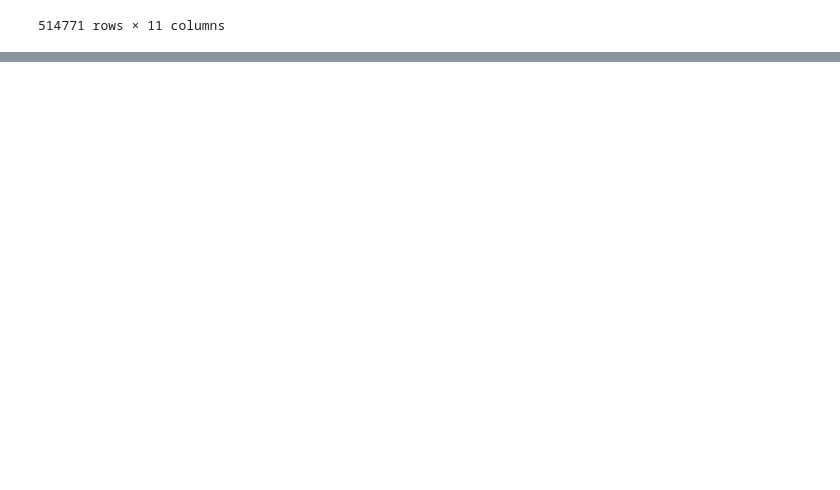
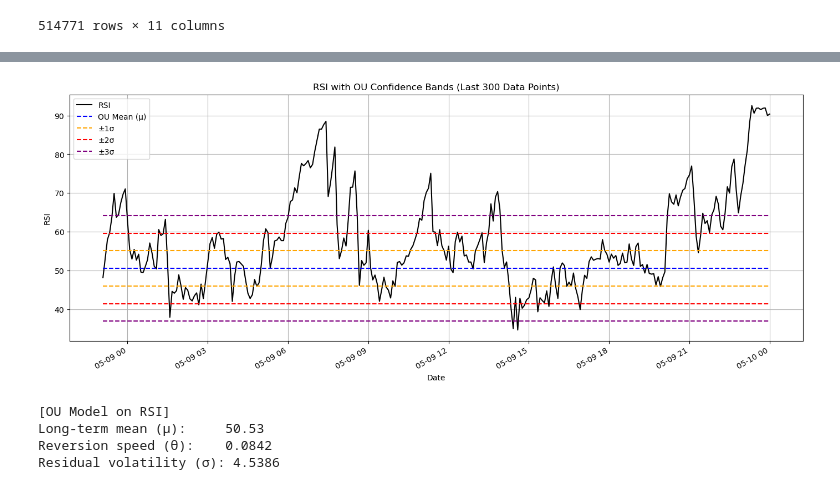
Before and after one commit to saltedpotato/qf635-microstructure-project, a Jupyter notebook: Strats/RSI Strategy USDBTC.ipynb, the cells around one changed output, grey strips where cells are left out. Saved outputs shown, nothing was run; the diff lists cells and outputs as text; code cells hidden in the pictures; blank space fills up the shorter version.

```diff
--- a/Strats/RSI Strategy USDBTC.ipynb
+++ b/Strats/RSI Strategy USDBTC.ipynb
@@ -82,12 +82,17 @@ bearish_crossover = (df['%K'].shift(1) > df['%D'].shift(1)) & (df['%K'] < df['%D
 oversold_k = df['%K'] < 10
 overbought_k = df['%K'] > 80
 
-buy_signal = bullish_crossover | oversold_k
-sell_signal = bearish_crossover | overbought_k
+rsi_buy_condition = df['RSI'] < 10
+rsi_sell_condition = df['RSI'] >= 90
+
+# --- Combine using OR logic
+buy_signal = bullish_crossover | oversold_k | rsi_buy_condition
+sell_signal = bearish_crossover | overbought_k | rsi_sell_condition
 
 df.loc[buy_signal, 'Signal'] = 1
 df.loc[sell_signal, 'Signal'] = -1
-df.loc[buy_signal & sell_signal, 'Signal'] = 0
+df.loc[buy_signal & sell_signal, 'Signal'] = 0  # neutral if both fire
+
 
 # --- Backtest Function (Option A logic) ---
 def run_backtest(df, label='Full Dataset', bars_per_day=288):
@@ -193,0 +274,60 @@ Open Time
+# %%
+import statsmodels.api as sm
+
+# --- Ensure RSI is already computed earlier ---
+# If not, uncomment this line:
+# df['RSI'] = compute_rsi_wilder(df['close'], period=14)
+
+# --- OU Process Estimation on existing RSI ---
+rsi = df['RSI'].dropna()
+rsi_diff = rsi.diff().dropna()
+rsi_lag = rsi.shift(1).dropna().loc[rsi_diff.index]  # align with diff index
+
+# OU regression: ΔRSI_t = α + β * RSI_{t-1} + ε
+model = sm.OLS(rsi_diff, sm.add_constant(rsi_lag)).fit()
+theta = -model.params[1]
+mu = model.params[0] / theta
+sigma = np.std(model.resid)
+
+# --- Create OU bands in the original df ---
+df['RSI_OU'] = mu
+df['RSI_+1σ'] = mu + sigma
+df['RSI_-1σ'] = mu - sigma
+df['RSI_+2σ'] = mu + 2 * sigma
+df['RSI_-2σ'] = mu - 2 * sigma
+df['RSI_+3σ'] = mu + 3 * sigma
+df['RSI_-3σ'] = mu - 3 * sigma
+
+# --- Plot: Last 300 RSI points with OU bands ---
+df_rsi = df[['RSI', 'RSI_OU', 'RSI_+1σ', 'RSI_-1σ', 'RSI_+2σ', 'RSI_-2σ', 'RSI_+3σ', 'RSI_-3σ']].dropna().tail(300)
+
+plt.figure(figsize=(14, 6))
+plt.plot(df_rsi.index, df_rsi['RSI'], color='black', label='RSI')
+plt.plot(df_rsi.index, df_rsi['RSI_OU'], linestyle='--', color='blue', label='OU Mean (μ)')
+plt.plot(df_rsi.index, df_rsi['RSI_+1σ'], linestyle='--', color='orange', label='±1σ')
+plt.plot(df_rsi.index, df_rsi['RSI_-1σ'], linestyle='--', color='orange')
+plt.plot(df_rsi.index, df_rsi['RSI_+2σ'], linestyle='--', color='red', label='±2σ')
+plt.plot(df_rsi.index, df_rsi['RSI_-2σ'], linestyle='--', color='red')
+plt.plot(df_rsi.index, df_rsi['RSI_+3σ'], linestyle='--', color='purple', label='±3σ')
+plt.plot(df_rsi.index, df_rsi['RSI_-3σ'], linestyle='--', color='purple')
+
+plt.title("RSI with OU Confidence Bands (Last 300 Data Points)")
+plt.xlabel("Date")
+plt.ylabel("RSI")
+plt.legend()
+plt.grid(True)
+plt.tight_layout()
+plt.gcf().autofmt_xdate()
+plt.show()
+
+# --- Print OU Parameters ---
+print(f"\n[OU Model on RSI]")
+print(f"Long-term mean (μ):     {mu:.2f}")
+print(f"Reversion speed (θ):    {theta:.4f}")
+print(f"Residual volatility (σ): {sigma:.4f}")
+# %% [output]
+[figure, added]
+[OU Model on RSI]
+Long-term mean (μ):     50.53
+Reversion speed (θ):    0.0842
+Residual volatility (σ): 4.5386
```
Also changed, not shown: parts of 3 cells of this notebook.
